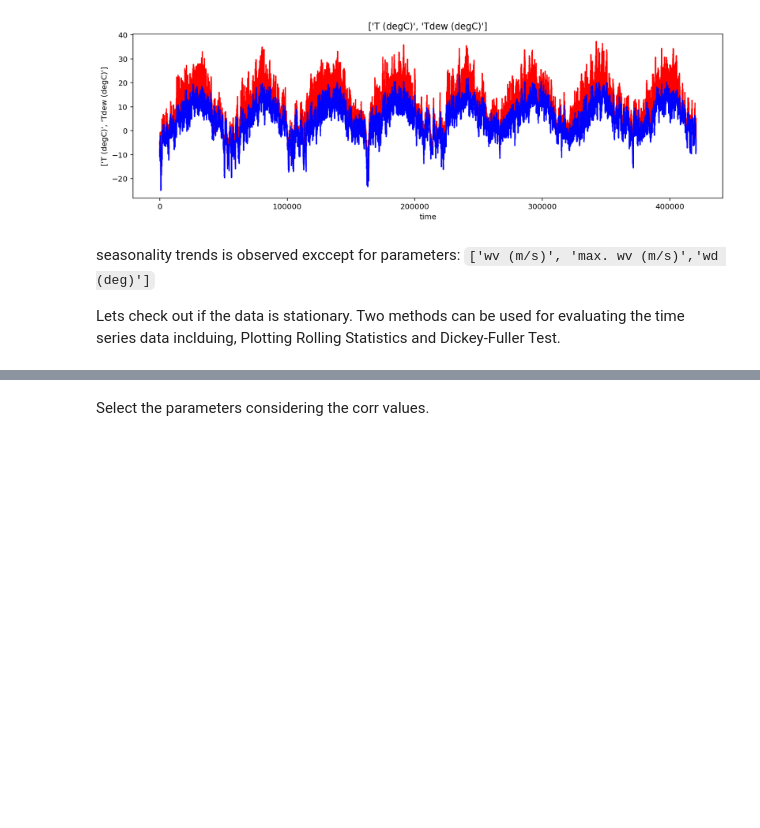
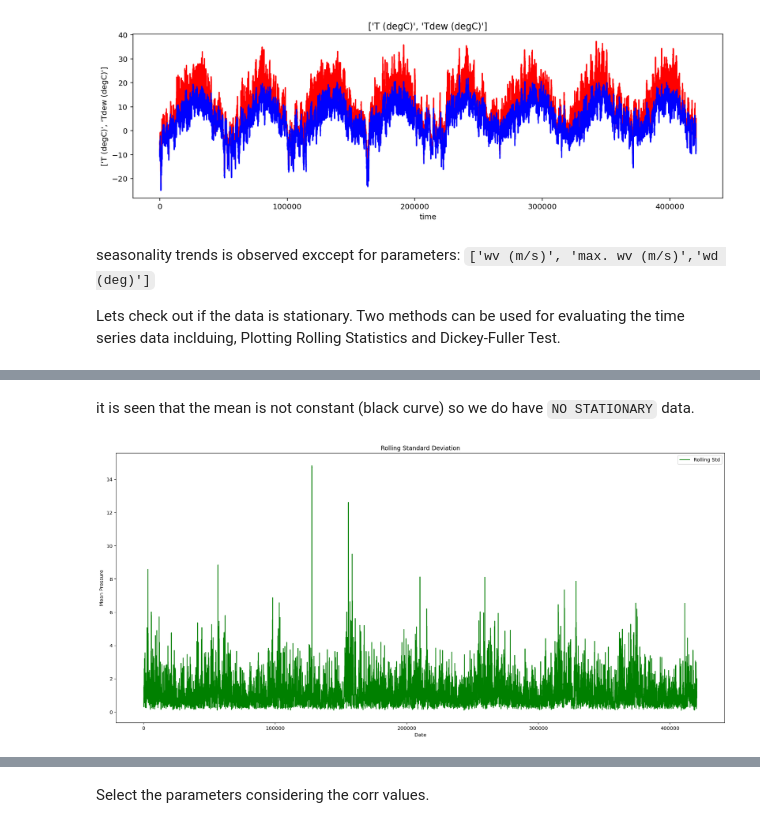
Before and after one commit to Atashnezhad/Time_series_project, a Jupyter notebook: Code/P02_02_EDA.ipynb, the cells around one changed output, grey strips where cells are left out. Drawn from its saved outputs; the diff is of its cells as text; code cells hidden in the pictures; blank space fills up the shorter version.

````diff
--- a/Code/P02_02_EDA.ipynb
+++ b/Code/P02_02_EDA.ipynb
@@ -271 +274,7 @@ check_mean(df['p (mbar)'][0:10000], windo=100)
+# %% [markdown]
+it is seen that the mean is not constant (black curve) so we do have ```NO STATIONARY``` data.
+# %%
+check_std(df['p (mbar)'], windo=100)
+# %% [output]
+[figure, added]
 # %%
````
Also changed, not shown: parts of 7 cells of this notebook.
